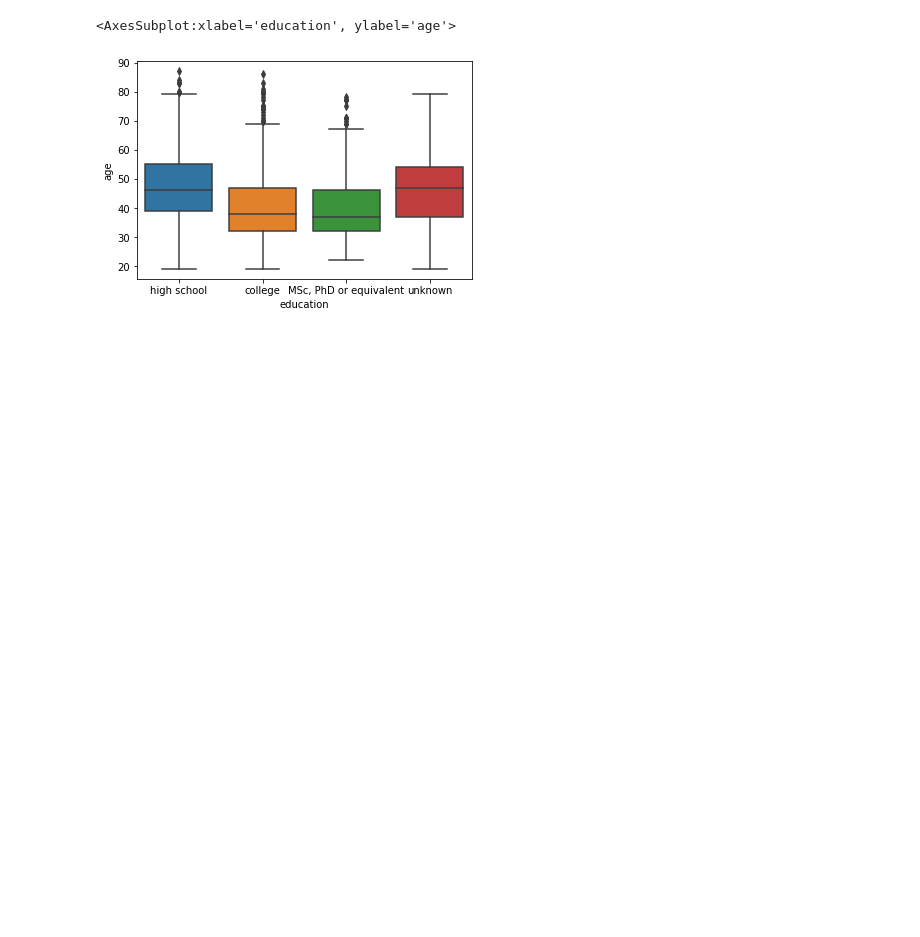
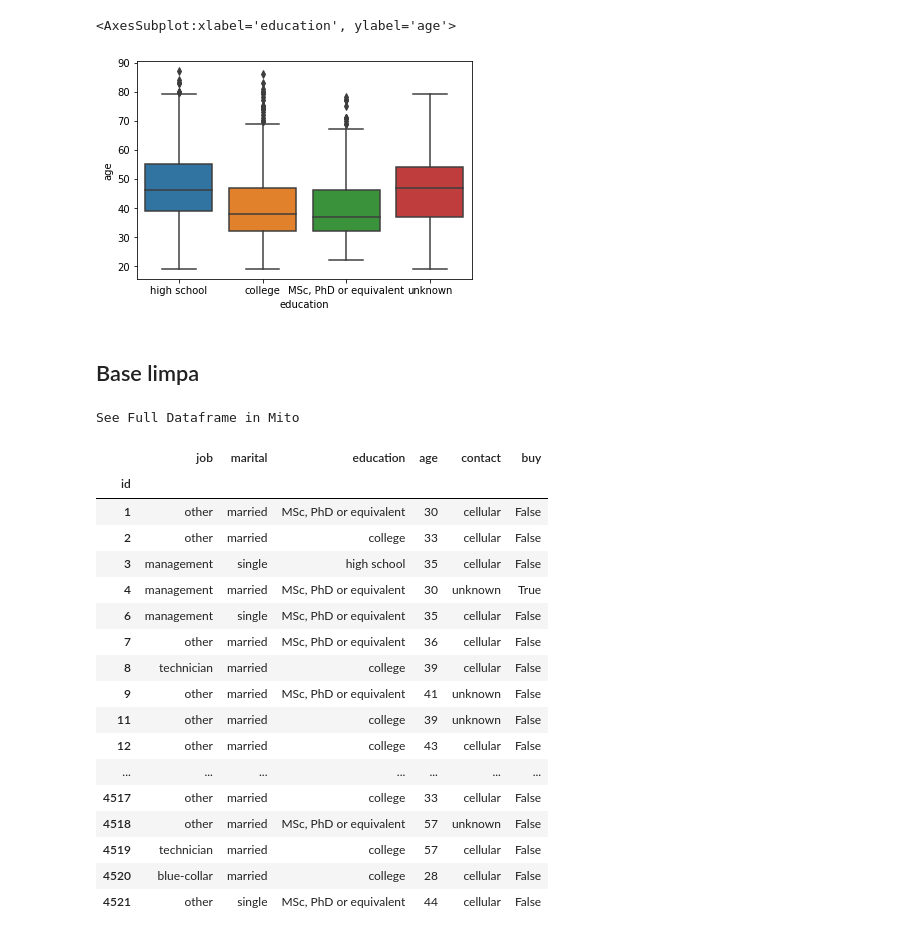
Before and after one commit to felbuch/Python_EPGE, a Jupyter notebook: 10-Aulas/75 - Limpeza de bases difíceis.ipynb, the cells around one changed output. Drawn from its saved outputs; the diff is of its cells as text; code cells hidden in the pictures; blank space fills up the shorter version.

Commit message:
Define cateogiras da variável de estado civil

```diff
--- a/10-Aulas/75 - Limpeza de bases difíceis.ipynb
+++ b/10-Aulas/75 - Limpeza de bases difíceis.ipynb
@@ -374,3 +374,34 @@ sns.boxplot('education','age', data=df)
 # %% [output]
 <AxesSubplot:xlabel='education', ylabel='age'>
 [figure]
+# %%
+#Fazer a mesma coisa para estado civil
+df['marital'] = df.marital.astype('category')
+df['marital'] = df.marital.cat.reorder_categories(['single',
+                                                   'married',
+                                                   'divorced'],
+                                                  ordered=True)
+# %% [markdown]
+## Base limpa
+# %%
+df
+# %% [output]
+See Full Dataframe in Mito
+|  | job | marital | education | age | contact | buy |
+| id |  |  |  |  |  |  |
+| 1 | other | married | MSc, PhD or equivalent | 30 | cellular | False |
+| 2 | other | married | college | 33 | cellular | False |
+| 3 | management | single | high school | 35 | cellular | False |
+| 4 | management | married | MSc, PhD or equivalent | 30 | unknown | True |
+| 6 | management | single | MSc, PhD or equivalent | 35 | cellular | False |
+| 7 | other | married | MSc, PhD or equivalent | 36 | cellular | False |
+| 8 | technician | married | college | 39 | cellular | False |
+| 9 | other | married | MSc, PhD or equivalent | 41 | unknown | False |
+| 11 | other | married | college | 39 | unknown | False |
+| 12 | other | married | college | 43 | cellular | False |
+| ... | ... | ... | ... | ... | ... | ... |
+| 4517 | other | married | college | 33 | cellular | False |
+| 4518 | other | married | MSc, PhD or equivalent | 57 | unknown | False |
+| 4519 | technician | married | college | 57 | cellular | False |
+| 4520 | blue-collar | married | college | 28 | cellular | False |
+| 4521 | other | single | MSc, PhD or equivalent | 44 | cellular | False |
```
